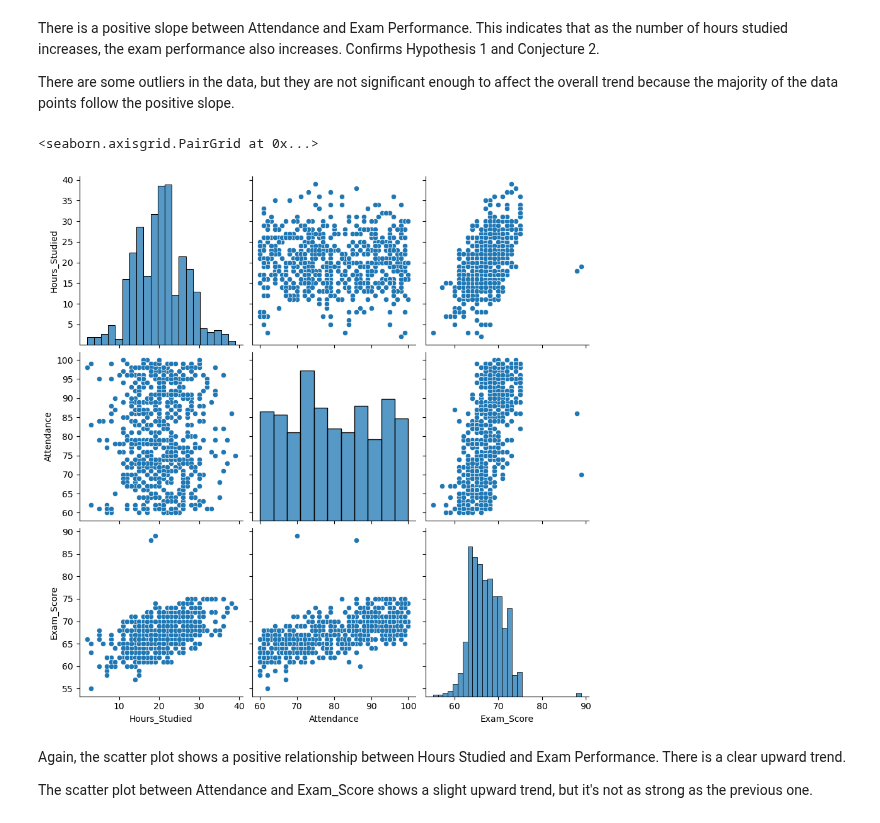
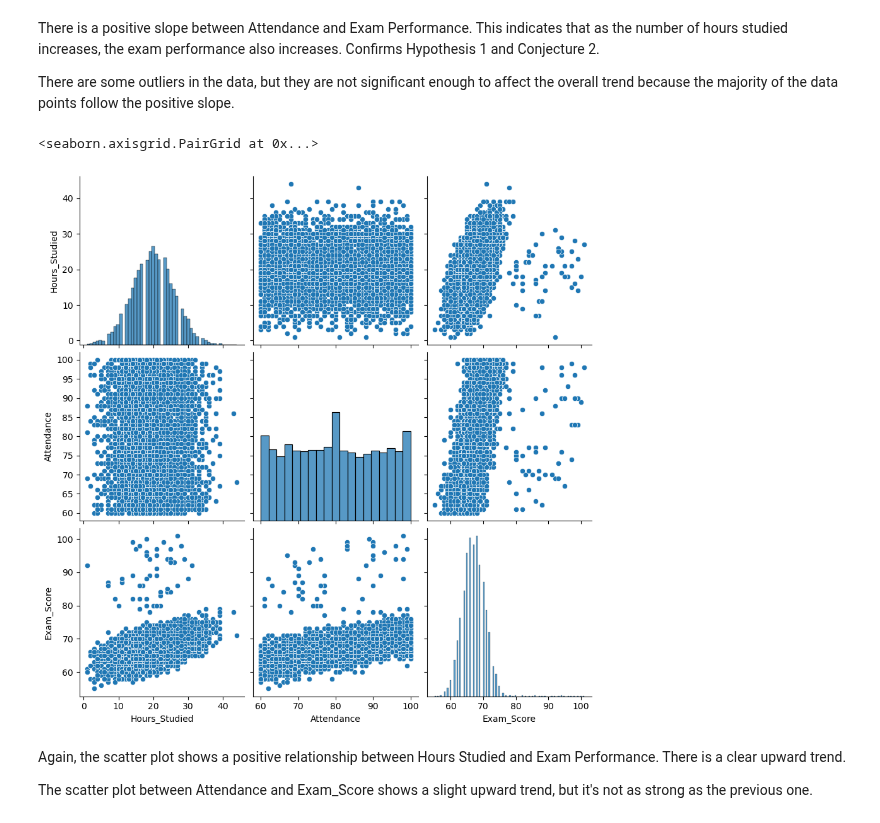
Before and after one commit to setarehsalkhi/OMIS-114-Project, a Jupyter notebook: CleanedData.ipynb, the cells around one changed output. Saved outputs shown, nothing was run; the diff lists cells and outputs as text; code cells hidden in the pictures.

```diff
--- a/CleanedData.ipynb
+++ b/CleanedData.ipynb
@@ -385,10 +385,10 @@ There is a positive slope between Attendance and Exam Performance. This indicate
 There are some outliers in the data, but they are not significant enough to affect the overall trend because the majority of the data points follow the positive slope.
 # %%
 sample = df2.sample(frac = 0.1, random_state = 42) # We are sampling the data to make the pairplot more readable
-sns.pairplot(df_sampled[['Hours_Studied', 'Attendance', 'Exam_Score']], height = 3)
+sns.pairplot(df2[['Hours_Studied', 'Attendance', 'Exam_Score']], height = 3)
 # %% [output]
 <seaborn.axisgrid.PairGrid at 0x...>
-[figure, old version]
+[figure, new version]
 # %% [markdown]
 Again, the scatter plot shows a positive relationship between Hours Studied and Exam Performance. There is a clear upward trend.
 
```
Also changed, not shown: parts of 13 cells of this notebook.
